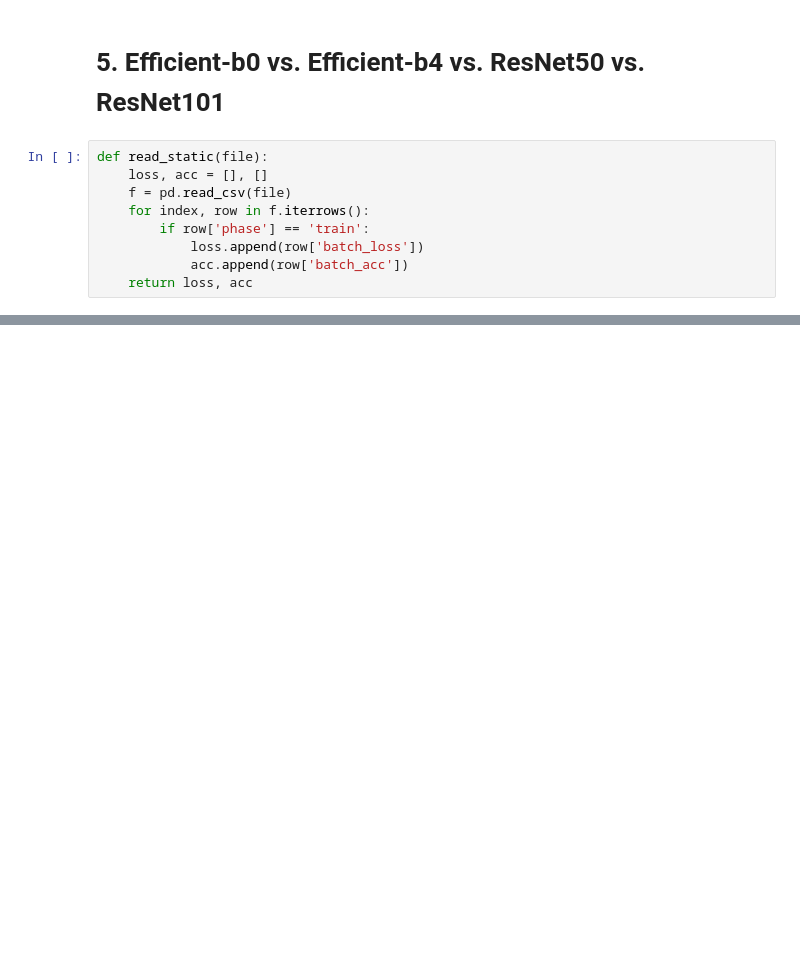
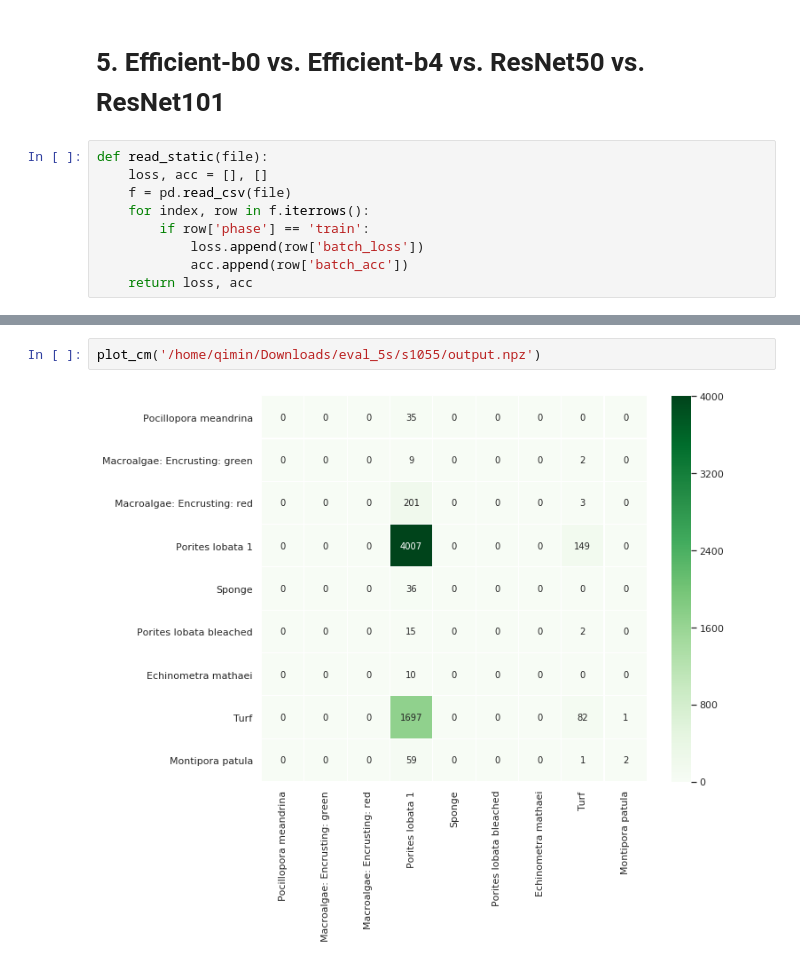
Before and after one commit to qiminchen/CoralNet, a Jupyter notebook: test_eval.ipynb, the cells around one changed output, grey strips where cells are left out. Drawn from its saved outputs; the diff is of its cells as text; blank space fills up the shorter version.

```diff
--- a/test_eval.ipynb
+++ b/test_eval.ipynb
@@ -250,0 +303,4 @@ plt.show()
+# %%
+plot_cm('/home/qimin/Downloads/eval_5s/s1055/output.npz')
+# %% [output]
+[figure, added]
```
Also changed, not shown: parts of 12 cells of this notebook.
